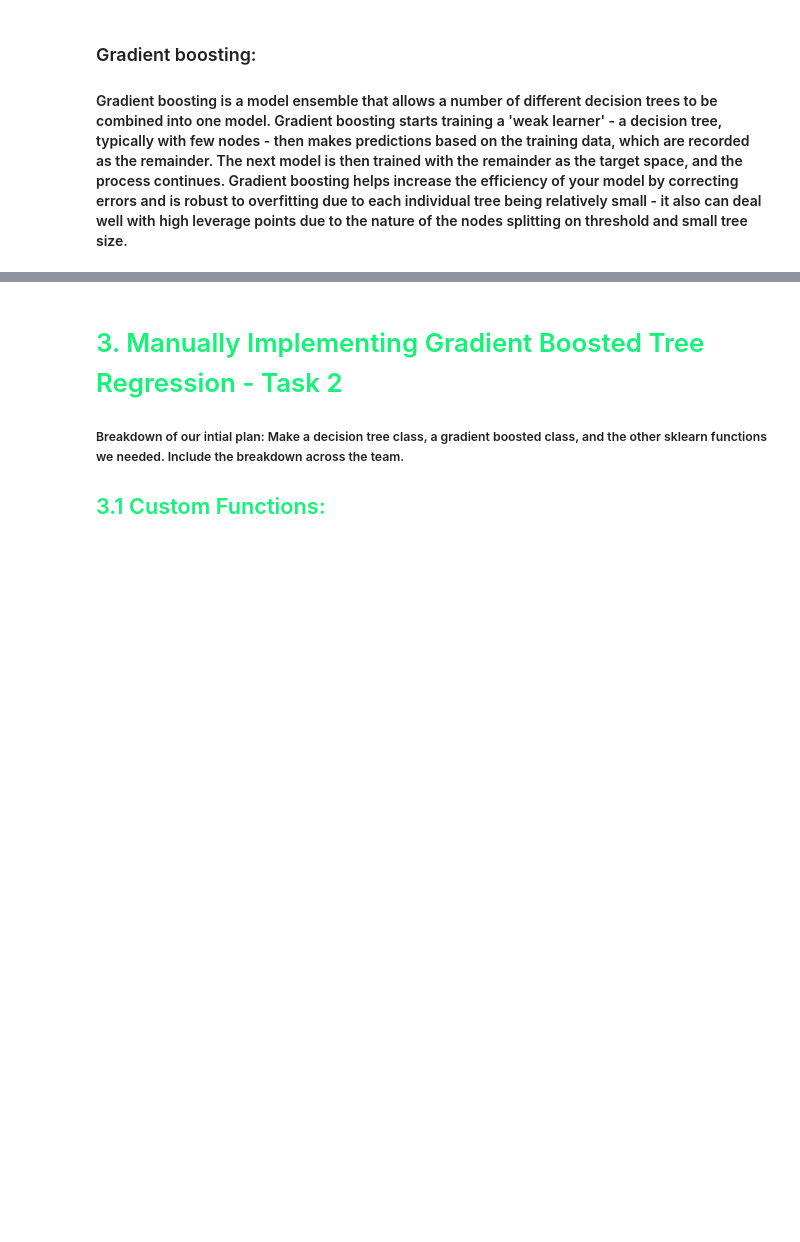
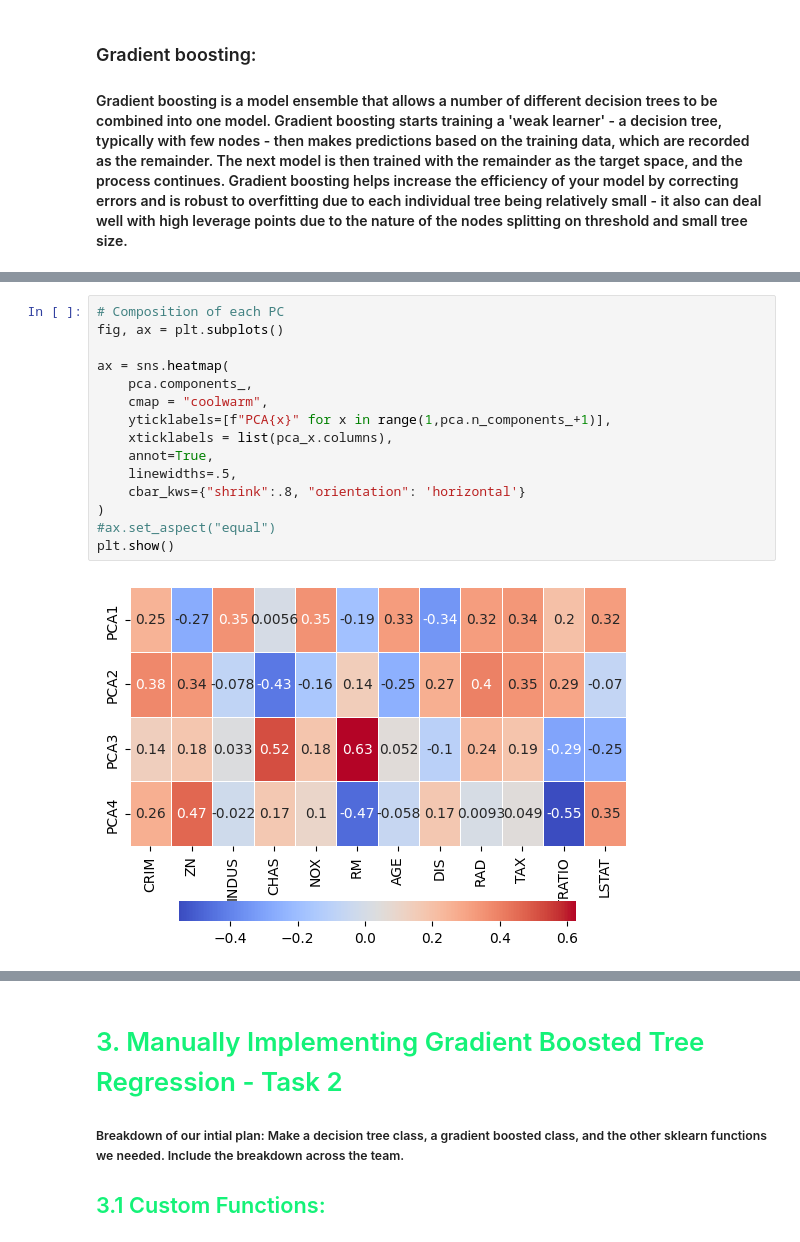
Before and after one commit to emmabland/JPM-Team-Yang, a Jupyter notebook: Final_Presentation.ipynb, the cells around one changed output, grey strips where cells are left out. Cells and saved outputs as stored; diff of their text form; blank space fills up the shorter version.

```diff
--- a/Final_Presentation.ipynb
+++ b/Final_Presentation.ipynb
@@ -285,0 +314,17 @@ R2: 0.841519835458707
+# %%
+# Composition of each PC
+fig, ax = plt.subplots()
+
+ax = sns.heatmap(
+    pca.components_,
+    cmap = "coolwarm",
+    yticklabels=[f"PCA{x}" for x in range(1,pca.n_components_+1)],
+    xticklabels = list(pca_x.columns),
+    annot=True,
+    linewidths=.5,
+    cbar_kws={"shrink":.8, "orientation": 'horizontal'}
+)
+#ax.set_aspect("equal")
+plt.show()
+# %% [output]
+[figure, added]
```
Also changed, not shown: parts of 25 cells of this notebook.
